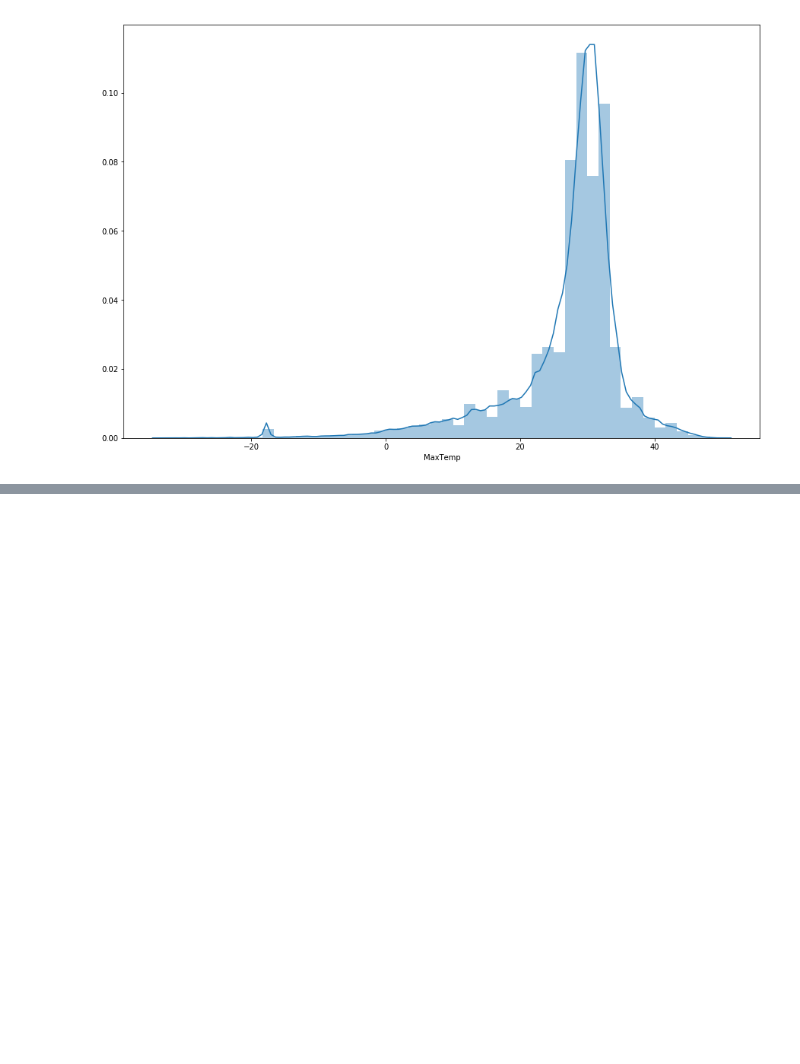
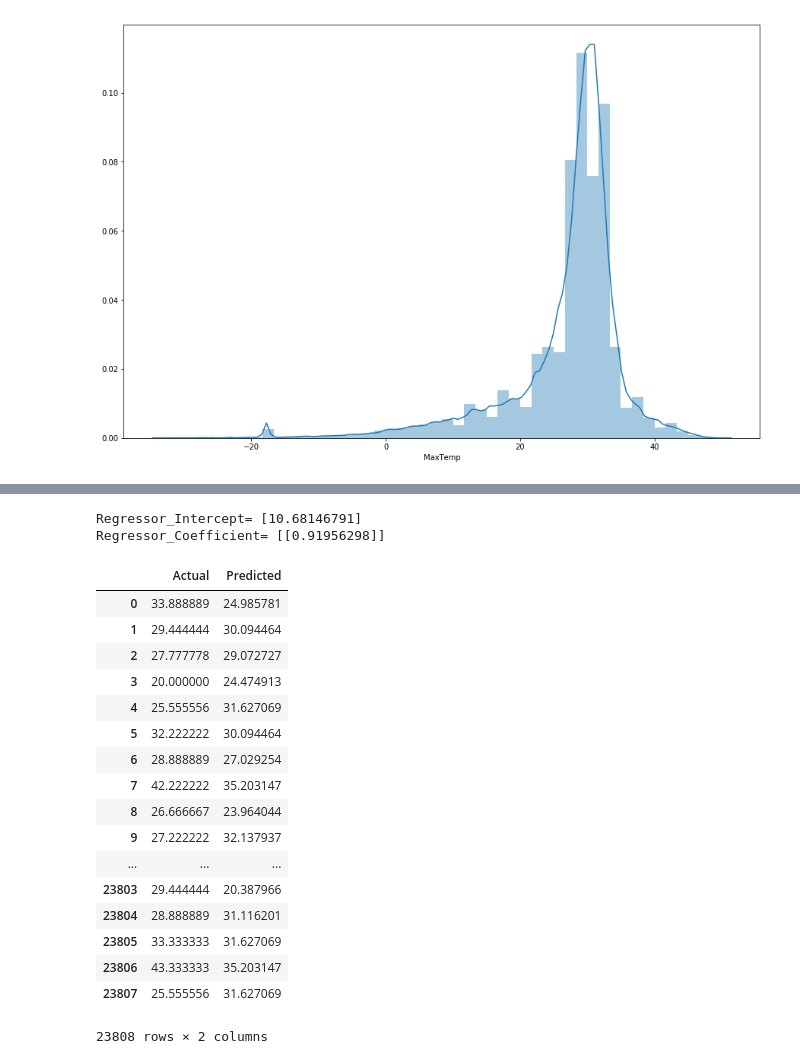
Before and after one commit to rajneesh44/Machine_Learning_models, a Jupyter notebook: LinearRegression_using_sklearn.ipynb, the cells around one changed output, grey strips where cells are left out. Cells and saved outputs as stored; diff of their text form; code cells hidden in the pictures; blank space fills up the shorter version.

```diff
--- a/LinearRegression_using_sklearn.ipynb
+++ b/LinearRegression_using_sklearn.ipynb
@@ -67,0 +69,6 @@ ValueError: Found input variables with inconsistent numbers of samples: [95232,
+# %%
+print("Regressor_Intercept=",regressor.intercept_)
+print("Regressor_Coefficient=", regressor.coef_)
+# %% [output]
+Regressor_Intercept= [10.68146791]
+Regressor_Coefficient= [[0.91956298]]
@@ -67,0 +81,21 @@ ValueError: Found input variables with inconsistent numbers of samples: [95232,
+# %%
+df
+# %% [output]
+|  | Actual | Predicted |
+| 0 | 33.888889 | 24.985781 |
+| 1 | 29.444444 | 30.094464 |
+| 2 | 27.777778 | 29.072727 |
+| 3 | 20.000000 | 24.474913 |
+| 4 | 25.555556 | 31.627069 |
+| 5 | 32.222222 | 30.094464 |
+| 6 | 28.888889 | 27.029254 |
+| 7 | 42.222222 | 35.203147 |
+| 8 | 26.666667 | 23.964044 |
+| 9 | 27.222222 | 32.137937 |
+| ... | ... | ... |
+| 23803 | 29.444444 | 20.387966 |
+| 23804 | 28.888889 | 31.116201 |
+| 23805 | 33.333333 | 31.627069 |
+| 23806 | 43.333333 | 35.203147 |
+| 23807 | 25.555556 | 31.627069 |
+23808 rows × 2 columns
```
Also changed, not shown: parts of 10 cells of this notebook.
